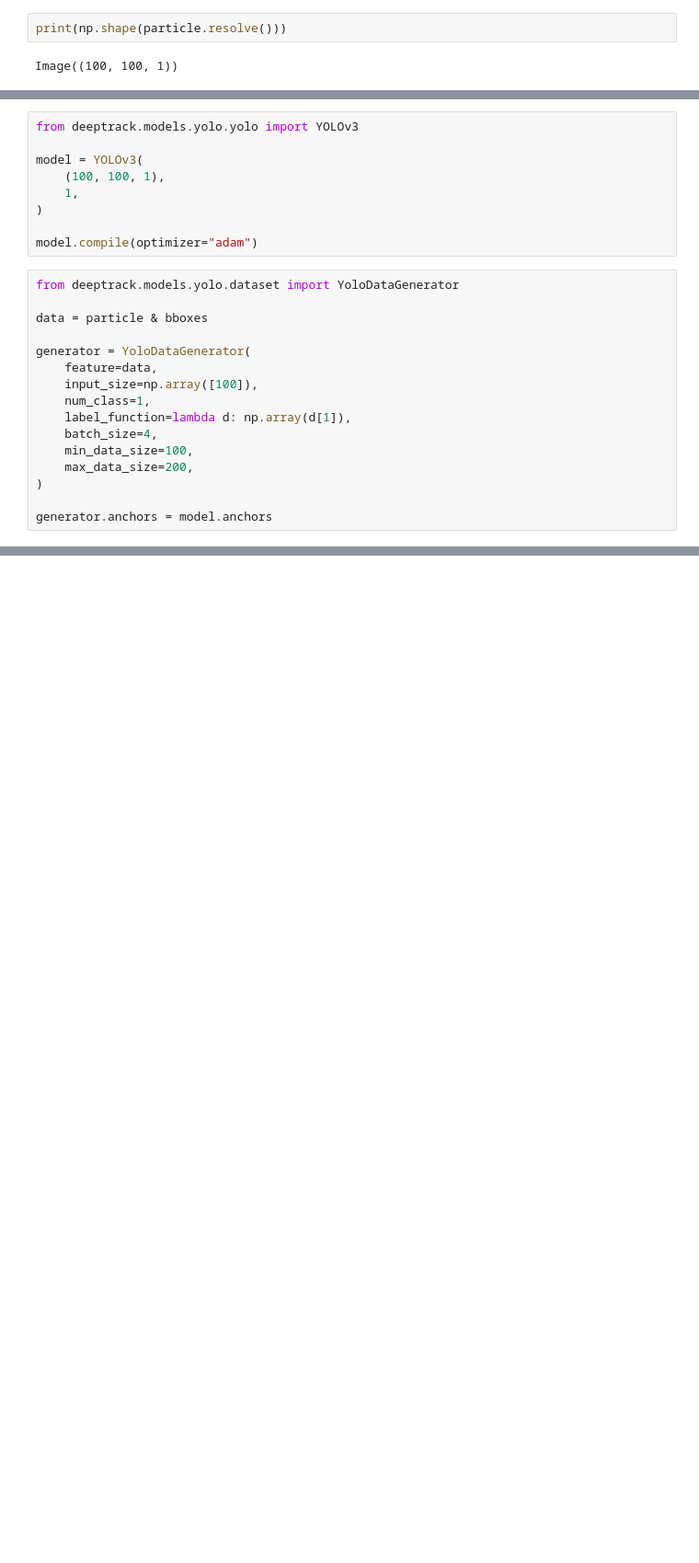
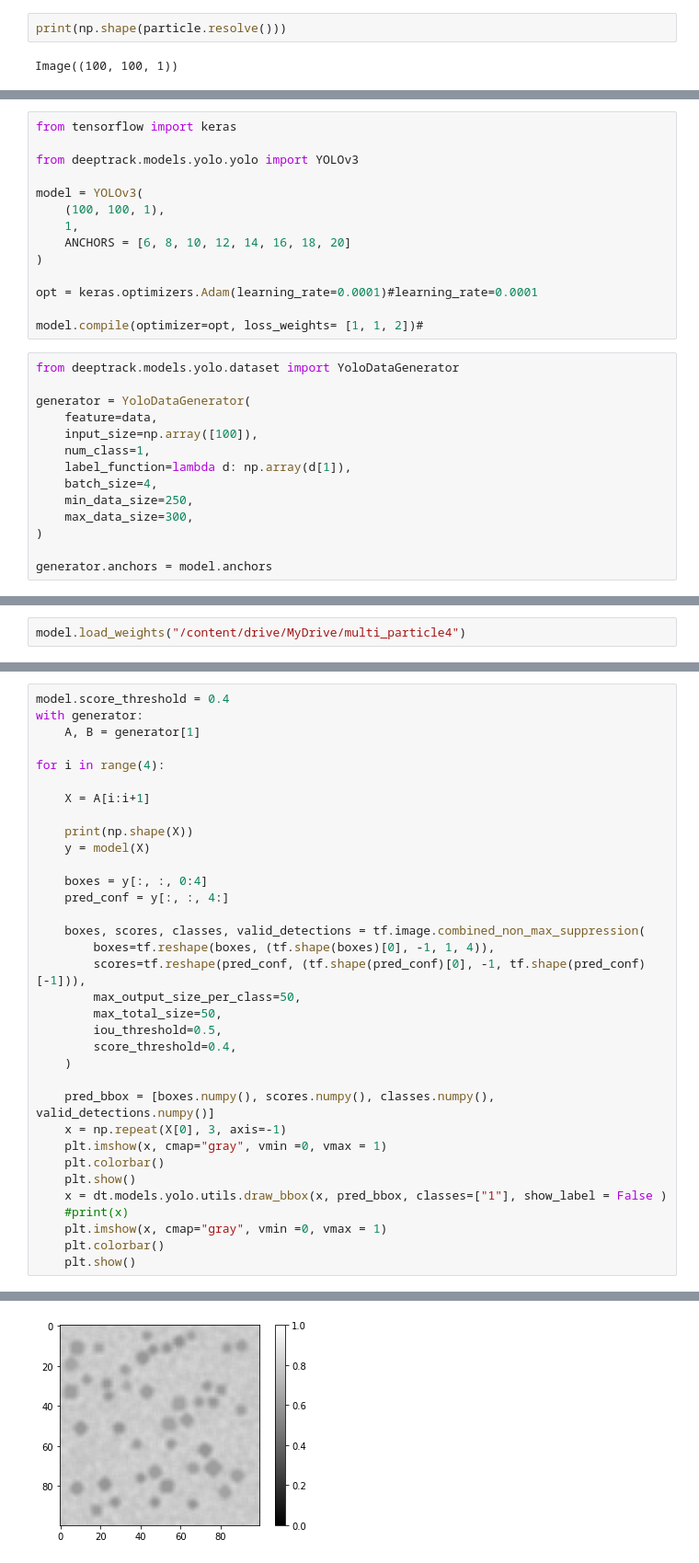
Before and after one commit to Santhosh-Shivan/Particle_Chamber, a Jupyter notebook: multi_particle.ipynb, the cells around one changed output, grey strips where cells are left out. Shown at 92% size. Cells and saved outputs as stored; diff of their text form; blank space fills up the shorter version.

```diff
--- a/multi_particle.ipynb
+++ b/multi_particle.ipynb
@@ -151,16 +219,19 @@ for _ in range(NUMBER_OF_IMAGES):
 # %%
+from tensorflow import keras
+
 from deeptrack.models.yolo.yolo import YOLOv3
 
 model = YOLOv3(
     (100, 100, 1),
     1,
+    ANCHORS = [6, 8, 10, 12, 14, 16, 18, 20]
 )
 
-model.compile(optimizer="adam")
+opt = keras.optimizers.Adam(learning_rate=0.0001)#learning_rate=0.0001
+
+model.compile(optimizer=opt, loss_weights= [1, 1, 2])#
 # %%
 from deeptrack.models.yolo.dataset import YoloDataGenerator
-
-data = particle & bboxes
 
 generator = YoloDataGenerator(
     feature=data,
@@ -168,8 +239,8 @@ generator = YoloDataGenerator(
     num_class=1,
     label_function=lambda d: np.array(d[1]),
     batch_size=4,
-    min_data_size=100,
-    max_data_size=200,
+    min_data_size=250,
+    max_data_size=300,
 )
 
 generator.anchors = model.anchors
@@ -182,0 +273,2 @@ KeyboardInterrupt:
+# %%
+model.load_weights("/content/drive/MyDrive/multi_particle4")
@@ -182,0 +277,35 @@ KeyboardInterrupt:
+# %%
+model.score_threshold = 0.4
+with generator:
+    A, B = generator[1]
+
+for i in range(4):
+
+    X = A[i:i+1]
+
+    print(np.shape(X))
+    y = model(X)
+
+    boxes = y[:, :, 0:4]
+    pred_conf = y[:, :, 4:]
+
+    boxes, scores, classes, valid_detections = tf.image.combined_non_max_suppression(
+        boxes=tf.reshape(boxes, (tf.shape(boxes)[0], -1, 1, 4)),
+        scores=tf.reshape(pred_conf, (tf.shape(pred_conf)[0], -1, tf.shape(pred_conf)[-1])),
+        max_output_size_per_class=50,
+        max_total_size=50,
+        iou_threshold=0.5,
+        score_threshold=0.4,
+    )
+
+    pred_bbox = [boxes.numpy(), scores.numpy(), classes.numpy(), valid_detections.numpy()]
+    x = np.repeat(X[0], 3, axis=-1)
+    plt.imshow(x, cmap="gray", vmin =0, vmax = 1)
+    plt.colorbar()
+    plt.show()
+    x = dt.models.yolo.utils.draw_bbox(x, pred_bbox, classes=["1"], show_label = False )
+    #print(x)
+    plt.imshow(x, cmap="gray", vmin =0, vmax = 1)
+    plt.colorbar()
+    plt.show()
+# %% [output]
@@ -182,0 +314 @@ KeyboardInterrupt:
+[figure, added]
```
Also changed, not shown: parts of 17 cells of this notebook, 3 other files.
